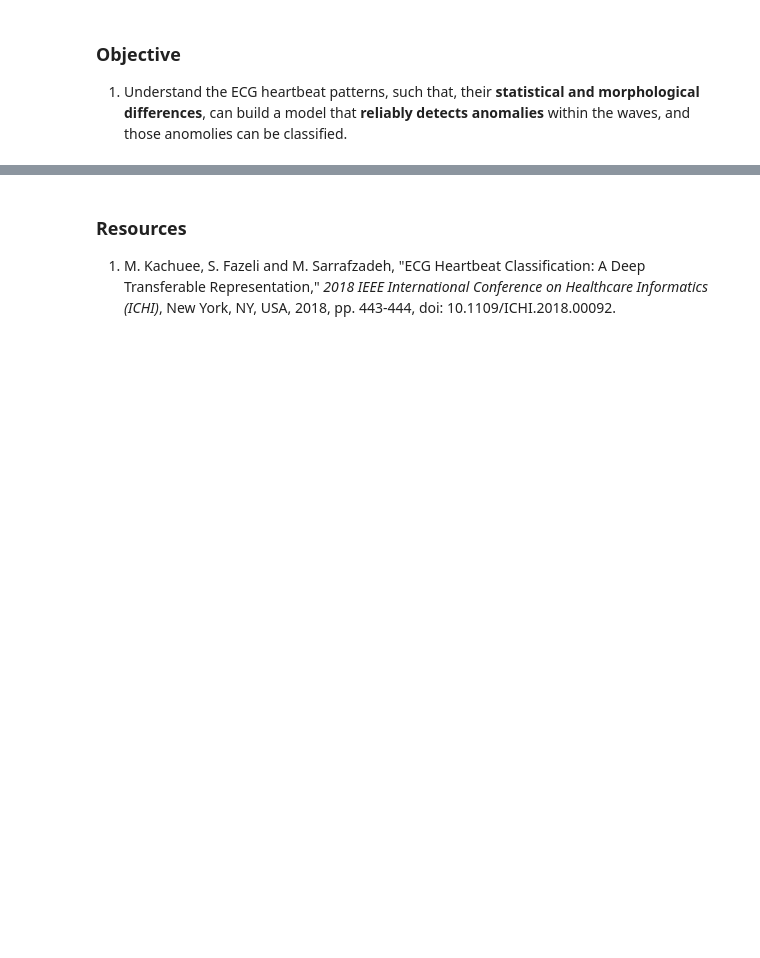
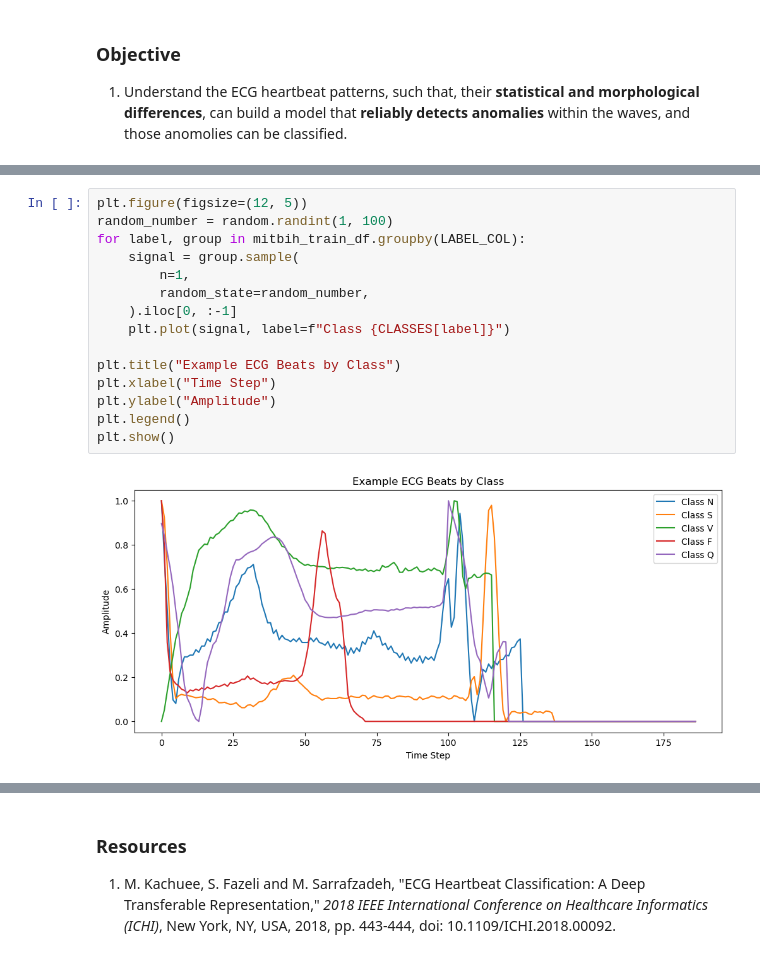
Before and after one commit to Shenukp1/MachineLearningPortfolio, a Jupyter notebook: ECG_Classification/EDA.ipynb, the cells around one changed output, grey strips where cells are left out. Drawn from its saved outputs; the diff is of its cells as text; blank space fills up the shorter version.

```diff
--- a/ECG_Classification/EDA.ipynb
+++ b/ECG_Classification/EDA.ipynb
@@ -27,0 +177,17 @@ These shapes are what the machine learning model will learn to predict what is _
+# %%
+plt.figure(figsize=(12, 5))
+random_number = random.randint(1, 100)
+for label, group in mitbih_train_df.groupby(LABEL_COL):
+    signal = group.sample(
+        n=1,
+        random_state=random_number,
+    ).iloc[0, :-1]
+    plt.plot(signal, label=f"Class {CLASSES[label]}")
+
+plt.title("Example ECG Beats by Class")
+plt.xlabel("Time Step")
+plt.ylabel("Amplitude")
+plt.legend()
+plt.show()
+# %% [output]
+[figure, added]
```
Also changed, not shown: parts of 27 cells of this notebook, 4 other files.
